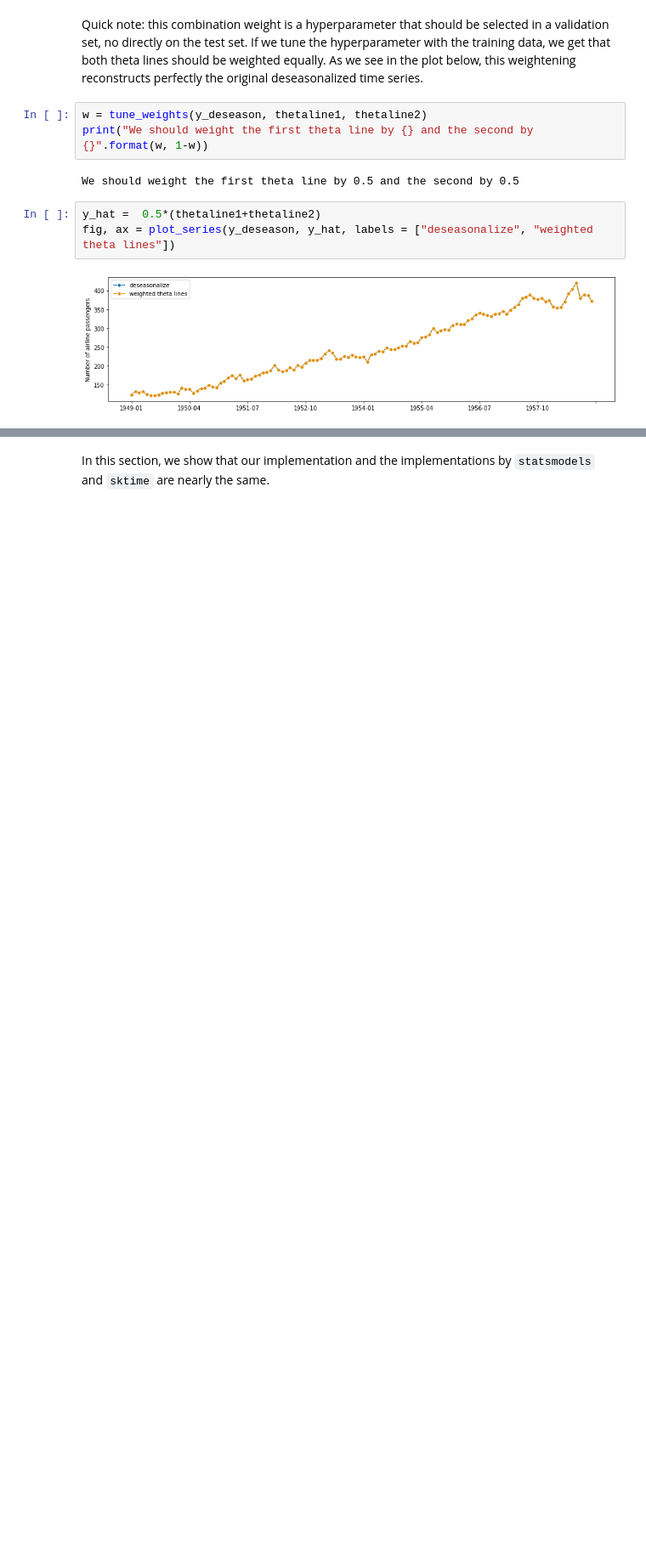
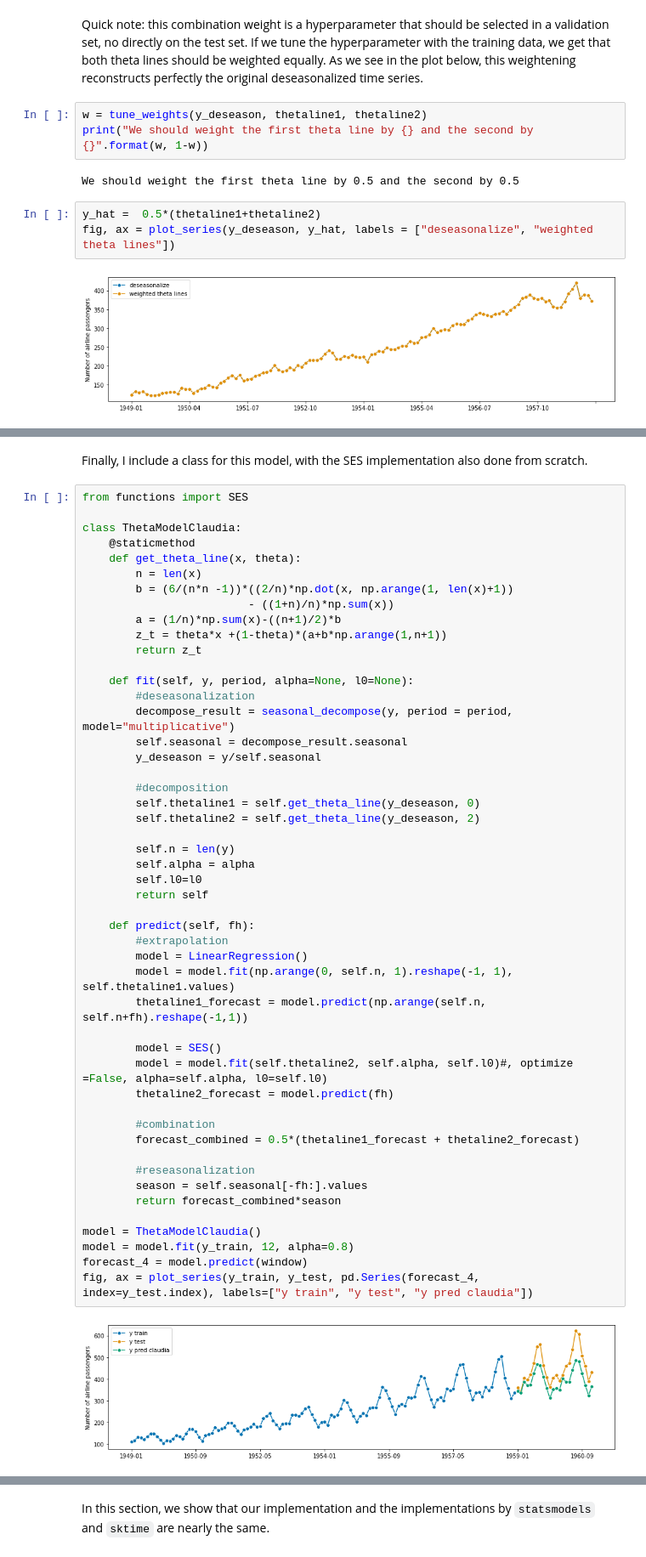
Before and after one commit to claudia-hm/datascience-explained, a Jupyter notebook: time-series/Theta Model.ipynb, the cells around one changed output, grey strips where cells are left out. Shown at 85% size. Drawn from its saved outputs; the diff is of its cells as text; blank space fills up the shorter version.

```diff
--- a/time-series/Theta Model.ipynb
+++ b/time-series/Theta Model.ipynb
@@ -294,0 +297,53 @@ fig, ax = plot_series(y_deseason, y_hat, labels = ["deseasonalize", "weighted th
+# %% [markdown]
+Finally, I include a class for this model, with the SES implementation also done from scratch.
+# %%
+from functions import SES
+
+class ThetaModelClaudia:
+    @staticmethod
+    def get_theta_line(x, theta):
+        n = len(x)
+        b = (6/(n*n -1))*((2/n)*np.dot(x, np.arange(1, len(x)+1))
+                         - ((1+n)/n)*np.sum(x))
+        a = (1/n)*np.sum(x)-((n+1)/2)*b
+        z_t = theta*x +(1-theta)*(a+b*np.arange(1,n+1))
+        return z_t
+
+    def fit(self, y, period, alpha=None, l0=None):
+        #deseasonalization
+        decompose_result = seasonal_decompose(y, period = period, model="multiplicative")
+        self.seasonal = decompose_result.seasonal
+        y_deseason = y/self.seasonal
+
+        #decomposition
+        self.thetaline1 = self.get_theta_line(y_deseason, 0)
+        self.thetaline2 = self.get_theta_line(y_deseason, 2)
+
+        self.n = len(y)
+        self.alpha = alpha
+        self.l0=l0
+        return self
+
+    def predict(self, fh):
+        #extrapolation
+        model = LinearRegression()
+        model = model.fit(np.arange(0, self.n, 1).reshape(-1, 1), self.thetaline1.values)
+        thetaline1_forecast = model.predict(np.arange(self.n, self.n+fh).reshape(-1,1))
+
+        model = SES()
+        model = model.fit(self.thetaline2, self.alpha, self.l0)#, optimize =False, alpha=self.alpha, l0=self.l0)
+        thetaline2_forecast = model.predict(fh)
+
+        #combination
+        forecast_combined = 0.5*(thetaline1_forecast + thetaline2_forecast)
+
+        #reseasonalization
+        season = self.seasonal[-fh:].values
+        return forecast_combined*season
+
+model = ThetaModelClaudia()
+model = model.fit(y_train, 12, alpha=0.8)
+forecast_4 = model.predict(window)
+fig, ax = plot_series(y_train, y_test, pd.Series(forecast_4, index=y_test.index), labels=["y train", "y test", "y pred claudia"])
+# %% [output]
+[figure, added]
```
Also changed, not shown: parts of 17 cells of this notebook.
